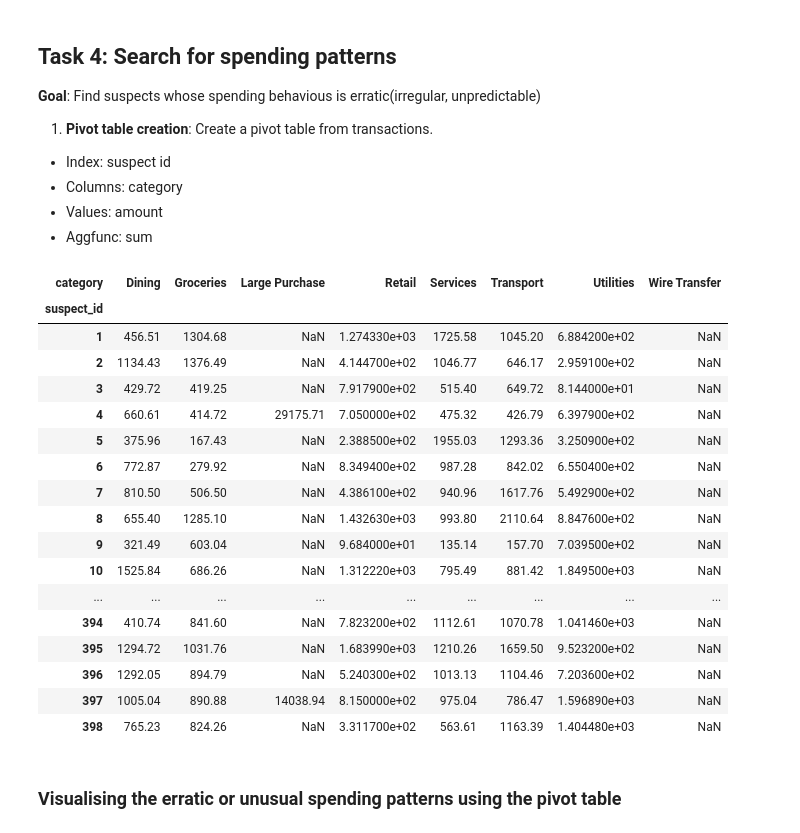
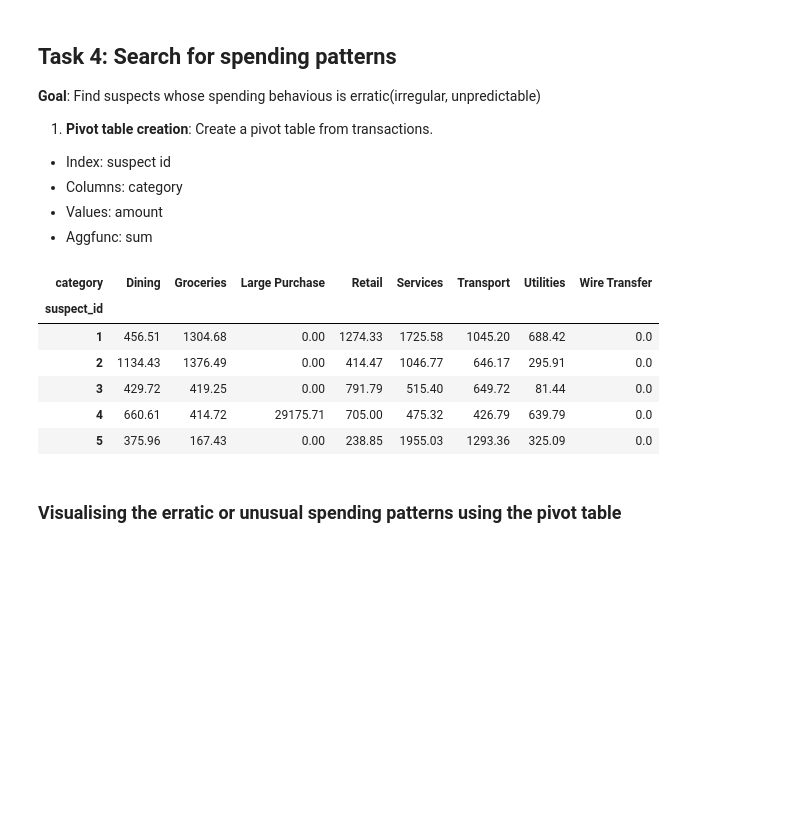
Before and after one commit to Jaslyn10/Vane_Capital_Case, a Jupyter notebook: Vane_Capital_Case.ipynb, the cells around one changed output. Drawn from its saved outputs; the diff is of its cells as text; code cells hidden in the pictures; blank space fills up the shorter version.

```diff
--- a/Vane_Capital_Case.ipynb
+++ b/Vane_Capital_Case.ipynb
@@ -636,25 +644,14 @@ pivot_table = pd.pivot_table(df_transactions,
 )
-# %%
-pivot_table
-# %% [output]
-| category | Dining | Groceries | Large Purchase | Retail | Services | Transport | Utilities | Wire Transfer |
-| suspect_id |  |  |  |  |  |  |  |  |
-| 1 | 456.51 | 1304.68 | NaN | 1.274330e+03 | 1725.58 | 1045.20 | 6.884200e+02 | NaN |
-| 2 | 1134.43 | 1376.49 | NaN | 4.144700e+02 | 1046.77 | 646.17 | 2.959100e+02 | NaN |
-| 3 | 429.72 | 419.25 | NaN | 7.917900e+02 | 515.40 | 649.72 | 8.144000e+01 | NaN |
-| 4 | 660.61 | 414.72 | 29175.71 | 7.050000e+02 | 475.32 | 426.79 | 6.397900e+02 | NaN |
-| 5 | 375.96 | 167.43 | NaN | 2.388500e+02 | 1955.03 | 1293.36 | 3.250900e+02 | NaN |
-| 6 | 772.87 | 279.92 | NaN | 8.349400e+02 | 987.28 | 842.02 | 6.550400e+02 | NaN |
-| 7 | 810.50 | 506.50 | NaN | 4.386100e+02 | 940.96 | 1617.76 | 5.492900e+02 | NaN |
-| 8 | 655.40 | 1285.10 | NaN | 1.432630e+03 | 993.80 | 2110.64 | 8.847600e+02 | NaN |
-| 9 | 321.49 | 603.04 | NaN | 9.684000e+01 | 135.14 | 157.70 | 7.039500e+02 | NaN |
-| 10 | 1525.84 | 686.26 | NaN | 1.312220e+03 | 795.49 | 881.42 | 1.849500e+03 | NaN |
-| ... | ... | ... | ... | ... | ... | ... | ... | ... |
-| 394 | 410.74 | 841.60 | NaN | 7.823200e+02 | 1112.61 | 1070.78 | 1.041460e+03 | NaN |
-| 395 | 1294.72 | 1031.76 | NaN | 1.683990e+03 | 1210.26 | 1659.50 | 9.523200e+02 | NaN |
-| 396 | 1292.05 | 894.79 | NaN | 5.240300e+02 | 1013.13 | 1104.46 | 7.203600e+02 | NaN |
-| 397 | 1005.04 | 890.88 | 14038.94 | 8.150000e+02 | 975.04 | 786.47 | 1.596890e+03 | NaN |
-| 398 | 765.23 | 824.26 | NaN | 3.311700e+02 | 563.61 | 1163.39 | 1.404480e+03 | NaN |
+# %%
+spend_breakdown.head()
+# %% [output]
+| category | Dining | Groceries | Large Purchase | Retail | Services | Transport | Utilities | Wire Transfer |
+| suspect_id |  |  |  |  |  |  |  |  |
+| 1 | 456.51 | 1304.68 | 0.00 | 1274.33 | 1725.58 | 1045.20 | 688.42 | 0.0 |
+| 2 | 1134.43 | 1376.49 | 0.00 | 414.47 | 1046.77 | 646.17 | 295.91 | 0.0 |
+| 3 | 429.72 | 419.25 | 0.00 | 791.79 | 515.40 | 649.72 | 81.44 | 0.0 |
+| 4 | 660.61 | 414.72 | 29175.71 | 705.00 | 475.32 | 426.79 | 639.79 | 0.0 |
+| 5 | 375.96 | 167.43 | 0.00 | 238.85 | 1955.03 | 1293.36 | 325.09 | 0.0 |
 # %% [markdown]
 ### Visualising the erratic or unusual spending patterns using the pivot table
 # %%
```
Also changed, not shown: parts of 12 cells of this notebook.
